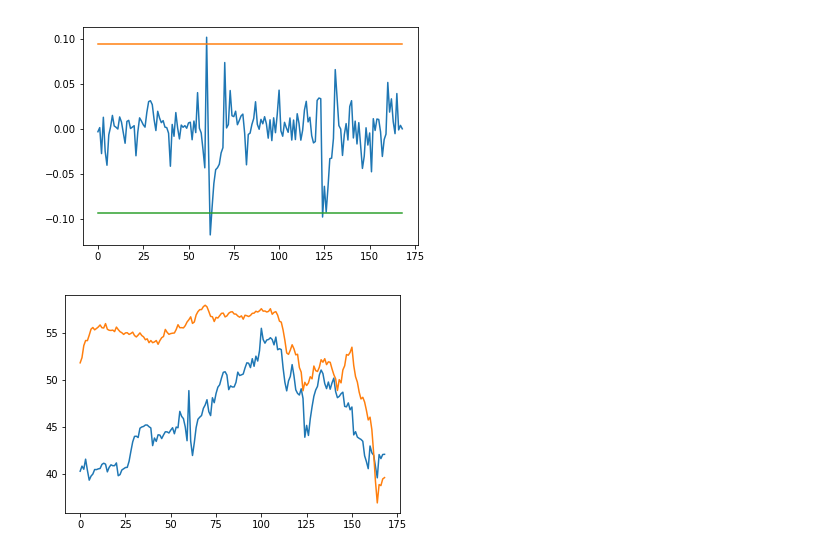
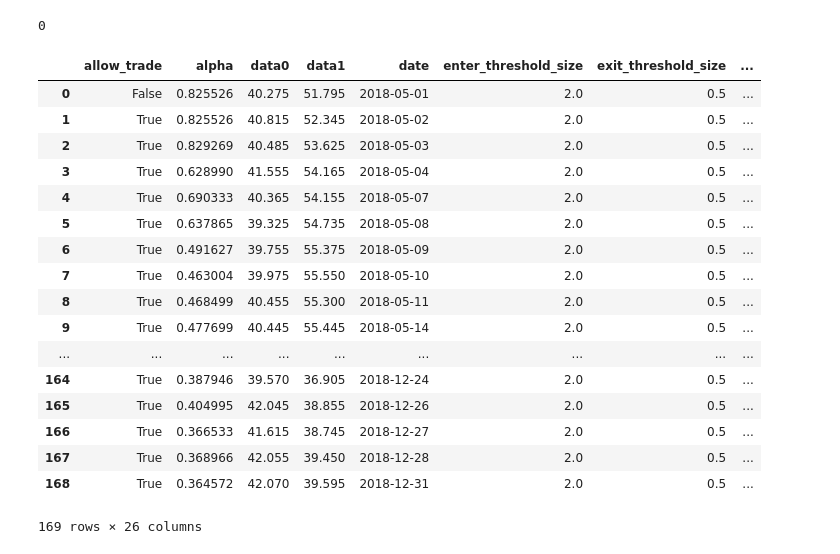
Before and after one commit to wywongbd/pairstrade-fyp-2019, a Jupyter notebook: jupyter-py/8a-Decode-Log-files.ipynb, the cells around one changed output. Saved outputs shown, nothing was run; the diff lists cells and outputs as text; code cells hidden in the pictures.

```diff
--- a/jupyter-py/8a-Decode-Log-files.ipynb
+++ b/jupyter-py/8a-Decode-Log-files.ipynb
@@ -50,13 +4,32 @@ plt.show()
-# %%
-plt.plot(df["spread"])
-plt.plot(df["upper_limit"])
-plt.plot(df["lower_limit"])
-plt.show()
-# %% [output]
-[figure, removed]
-# %%
-plt.plot(df["data0"])
-plt.plot(df["data1"])
-plt.show()
-# %% [output]
-[figure, removed]
+# %%
+output_dir = "tmp/" + get_current_time()
+strategy_type = "kalman"
+execution_command = "python backtest_pair.py --strategy_type {} --output_dir {}".format(strategy_type, output_dir)
+
+os.system("rm -rf tmp")
+os.system(execution_command)
+# %% [output]
+0
+# %%
+df = Decoder.get_strategy_status(output_dir)
+# %%
+df
+# %% [output]
+|  | allow_trade | alpha | data0 | data1 | date | enter_threshold_size | exit_threshold_size | ... |
+| 0 | False | 0.825526 | 40.275 | 51.795 | 2018-05-01 | 2.0 | 0.5 | ... |
+| 1 | True | 0.825526 | 40.815 | 52.345 | 2018-05-02 | 2.0 | 0.5 | ... |
+| 2 | True | 0.829269 | 40.485 | 53.625 | 2018-05-03 | 2.0 | 0.5 | ... |
+| 3 | True | 0.628990 | 41.555 | 54.165 | 2018-05-04 | 2.0 | 0.5 | ... |
+| 4 | True | 0.690333 | 40.365 | 54.155 | 2018-05-07 | 2.0 | 0.5 | ... |
+| 5 | True | 0.637865 | 39.325 | 54.735 | 2018-05-08 | 2.0 | 0.5 | ... |
+| 6 | True | 0.491627 | 39.755 | 55.375 | 2018-05-09 | 2.0 | 0.5 | ... |
+| 7 | True | 0.463004 | 39.975 | 55.550 | 2018-05-10 | 2.0 | 0.5 | ... |
+| 8 | True | 0.468499 | 40.455 | 55.300 | 2018-05-11 | 2.0 | 0.5 | ... |
+| 9 | True | 0.477699 | 40.445 | 55.445 | 2018-05-14 | 2.0 | 0.5 | ... |
+| ... | ... | ... | ... | ... | ... | ... | ... | ... |
+| 164 | True | 0.387946 | 39.570 | 36.905 | 2018-12-24 | 2.0 | 0.5 | ... |
+| 165 | True | 0.404995 | 42.045 | 38.855 | 2018-12-26 | 2.0 | 0.5 | ... |
+| 166 | True | 0.366533 | 41.615 | 38.745 | 2018-12-27 | 2.0 | 0.5 | ... |
+| 167 | True | 0.368966 | 42.055 | 39.450 | 2018-12-28 | 2.0 | 0.5 | ... |
+| 168 | True | 0.364572 | 42.070 | 39.595 | 2018-12-31 | 2.0 | 0.5 | ... |
+169 rows × 26 columns
```
Also changed, not shown: parts of 9 cells of this notebook, 1 other file.
